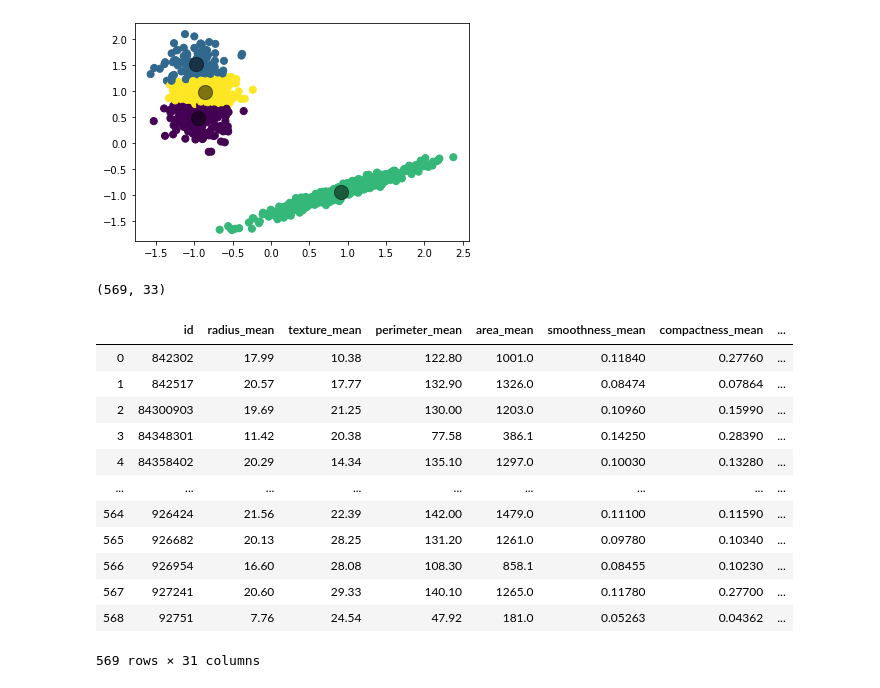
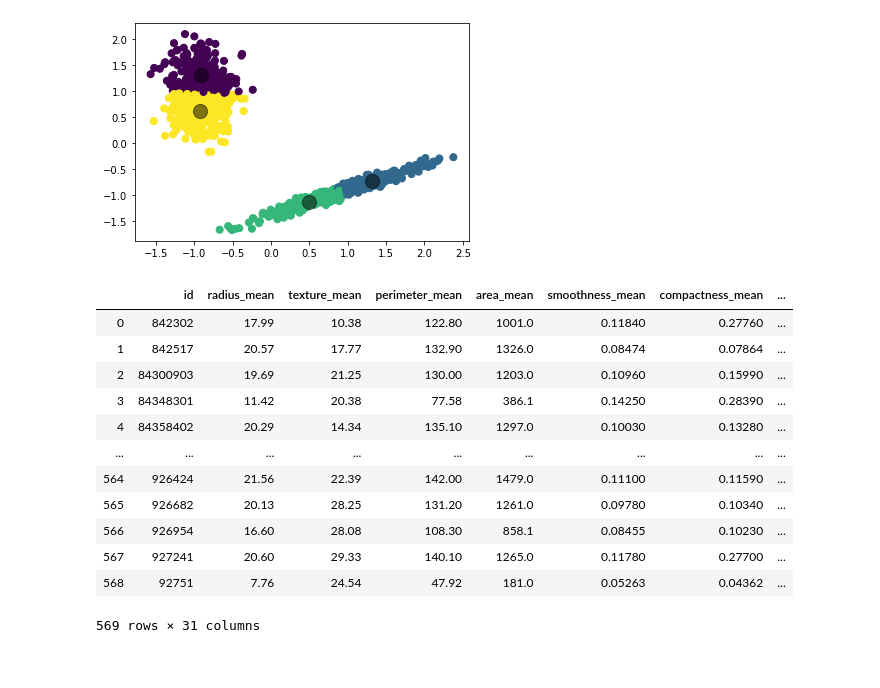
Before and after one commit to hirsiAbdollahi/Kmeans-from-scratch, a Jupyter notebook: Kmeans_fromScratch.ipynb, the cells around one changed output. Saved outputs shown, nothing was run; the diff lists cells and outputs as text; code cells hidden in the pictures.

```diff
--- a/Kmeans_fromScratch.ipynb
+++ b/Kmeans_fromScratch.ipynb
@@ -151,30 +134,29 @@ run_kmeans= kmeans.run_kmeans()
-# %%
-kmeans.plot()
-#
-# %% [output]
-[figure, removed]
+# %%
+k_means_dataset1= Kmeans(data, 4, 100)
+clusters_dataset1, ykmeans_dataset1= k_means.run_kmeans()
+k_means.plot()
+# %% [output]
+[figure, added]
 # %%
 # Breast cancer dataset
 cancer= pd.read_csv('Breast Cancer.csv')
-print(df.shape)
 cancer_X= cancer.drop(columns=['diagnosis','Unnamed: 32'])
 cancer_y= cancer['diagnosis']
 cancer_X
 # %% [output]
+|  | id | radius_mean | texture_mean | perimeter_mean | area_mean | smoothness_mean | compactness_mean | ... |
+| 0 | 842302 | 17.99 | 10.38 | 122.80 | 1001.0 | 0.11840 | 0.27760 | ... |
+| 1 | 842517 | 20.57 | 17.77 | 132.90 | 1326.0 | 0.08474 | 0.07864 | ... |
+| 2 | 84300903 | 19.69 | 21.25 | 130.00 | 1203.0 | 0.10960 | 0.15990 | ... |
+| 3 | 84348301 | 11.42 | 20.38 | 77.58 | 386.1 | 0.14250 | 0.28390 | ... |
+| 4 | 84358402 | 20.29 | 14.34 | 135.10 | 1297.0 | 0.10030 | 0.13280 | ... |
+| ... | ... | ... | ... | ... | ... | ... | ... | ... |
+| 564 | 926424 | 21.56 | 22.39 | 142.00 | 1479.0 | 0.11100 | 0.11590 | ... |
+| 565 | 926682 | 20.13 | 28.25 | 131.20 | 1261.0 | 0.09780 | 0.10340 | ... |
+| 566 | 926954 | 16.60 | 28.08 | 108.30 | 858.1 | 0.08455 | 0.10230 | ... |
+| 567 | 927241 | 20.60 | 29.33 | 140.10 | 1265.0 | 0.11780 | 0.27700 | ... |
+| 568 | 92751 | 7.76 | 24.54 | 47.92 | 181.0 | 0.05263 | 0.04362 | ... |
-(569, 33)
+569 rows × 31 columns
-|  | id | radius_mean | texture_mean | perimeter_mean | area_mean | smoothness_mean | compactness_mean | ... |
-| 0 | 842302 | 17.99 | 10.38 | 122.80 | 1001.0 | 0.11840 | 0.27760 | ... |
-| 1 | 842517 | 20.57 | 17.77 | 132.90 | 1326.0 | 0.08474 | 0.07864 | ... |
-| 2 | 84300903 | 19.69 | 21.25 | 130.00 | 1203.0 | 0.10960 | 0.15990 | ... |
-| 3 | 84348301 | 11.42 | 20.38 | 77.58 | 386.1 | 0.14250 | 0.28390 | ... |
-| 4 | 84358402 | 20.29 | 14.34 | 135.10 | 1297.0 | 0.10030 | 0.13280 | ... |
-| ... | ... | ... | ... | ... | ... | ... | ... | ... |
-| 564 | 926424 | 21.56 | 22.39 | 142.00 | 1479.0 | 0.11100 | 0.11590 | ... |
-| 565 | 926682 | 20.13 | 28.25 | 131.20 | 1261.0 | 0.09780 | 0.10340 | ... |
-| 566 | 926954 | 16.60 | 28.08 | 108.30 | 858.1 | 0.08455 | 0.10230 | ... |
-| 567 | 927241 | 20.60 | 29.33 | 140.10 | 1265.0 | 0.11780 | 0.27700 | ... |
-| 568 | 92751 | 7.76 | 24.54 | 47.92 | 181.0 | 0.05263 | 0.04362 | ... |
-569 rows × 31 columns
 # %%
 cancer_X=scaler.fit_transform(cancer_X)
 # %%
```
Also changed, not shown: parts of 9 cells of this notebook.
